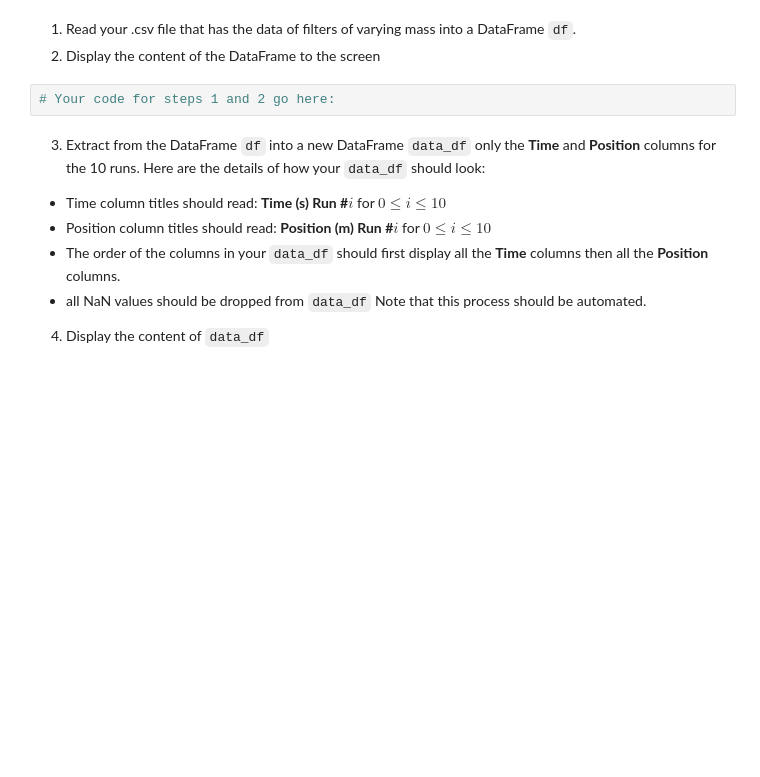
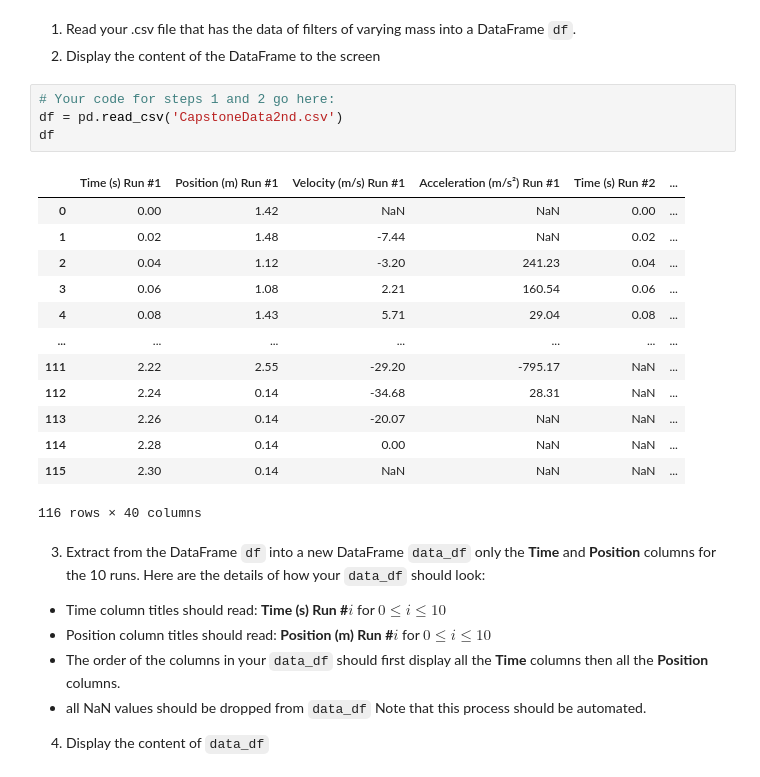
Before and after one commit to jems41/SF-2, a Jupyter notebook: class-work/week-4/Assignment/assign1.ipynb, the cells around one changed output. Saved outputs shown, nothing was run; the diff lists cells and outputs as text; blank space fills up the shorter version.

```diff
--- a/class-work/week-4/Assignment/assign1.ipynb
+++ b/class-work/week-4/Assignment/assign1.ipynb
@@ -202,6 +202,22 @@ plt.show()
 3. Display the content of the DataFrame to the screen
 # %%
 # Your code for steps 1 and 2 go here:
+df = pd.read_csv('CapstoneData2nd.csv')
+df
+# %% [output]
+|  | Time (s) Run #1 | Position (m) Run #1 | Velocity (m/s) Run #1 | Acceleration (m/s²) Run #1 | Time (s) Run #2 | ... |
+| 0 | 0.00 | 1.42 | NaN | NaN | 0.00 | ... |
+| 1 | 0.02 | 1.48 | -7.44 | NaN | 0.02 | ... |
+| 2 | 0.04 | 1.12 | -3.20 | 241.23 | 0.04 | ... |
+| 3 | 0.06 | 1.08 | 2.21 | 160.54 | 0.06 | ... |
+| 4 | 0.08 | 1.43 | 5.71 | 29.04 | 0.08 | ... |
+| ... | ... | ... | ... | ... | ... | ... |
+| 111 | 2.22 | 2.55 | -29.20 | -795.17 | NaN | ... |
+| 112 | 2.24 | 0.14 | -34.68 | 28.31 | NaN | ... |
+| 113 | 2.26 | 0.14 | -20.07 | NaN | NaN | ... |
+| 114 | 2.28 | 0.14 | 0.00 | NaN | NaN | ... |
+| 115 | 2.30 | 0.14 | NaN | NaN | NaN | ... |
+116 rows × 40 columns
 # %% [markdown]
 3. Extract from the DataFrame `df` into a new DataFrame `data_df` only the **Time** and **Position** columns for the 10 runs.  Here are the details of how your `data_df` should look:
 - Time column titles should read: **Time (s) Run #$i$** for $0\leq i\leq 10$
```
Also changed, not shown: parts of 6 cells of this notebook, 2 other files.
